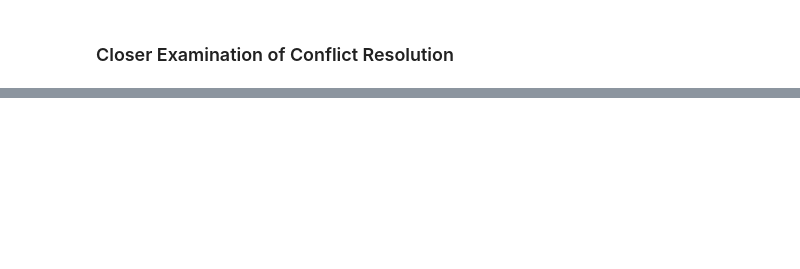
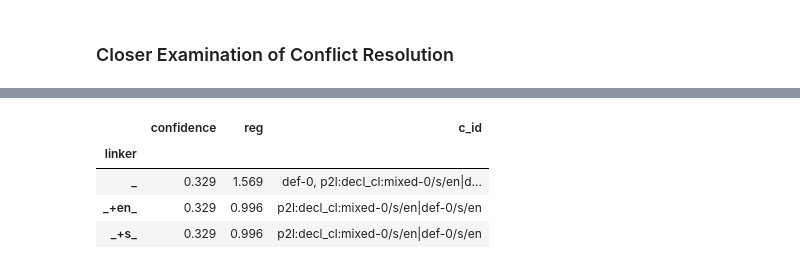
Before and after one commit to maxschmaltz/DieKonstraints, a Jupyter notebook: comp_modeling/inspect.ipynb, the cells around one changed output, grey strips where cells are left out. Saved outputs shown, nothing was run; the diff lists cells and outputs as text; code cells hidden in the pictures; blank space fills up the shorter version.

```diff
--- a/comp_modeling/inspect.ipynb
+++ b/comp_modeling/inspect.ipynb
@@ -1083,14 +1080,14 @@ To form such a distribution, the constraint(s) for the zero linker must win and
 # %%
-preds_a02 = load_tsv_generic(os.path.join(method_dir, "preds.tsv"))
+preds_y16cvg = load_tsv_generic(os.path.join(method_dir, "preds.tsv"))
 
 with open(os.path.join(method_dir, "linker_scoreboards.json"), encoding="utf-8") as i:
-    scoreboards_ah02 = {
+    scoreboards_y16cvg = {
         k: pd.DataFrame.from_dict(v, orient="tight")
         for k, v in json.load(i).items()
     }
 
 with open(os.path.join(method_dir, "gen_constr_dfs.json"), encoding="utf-8") as i:
-    gen_dfs_ah02 = {
+    gen_dfs_y16cvg = {
         k: pd.DataFrame.from_dict(v, orient="tight")
         for k, v in json.load(i).items()
     }
@@ -1223,0 +1212,8 @@ pd.DataFrame({
+# %%
+scoreboards_y16cvg["hemd_+s_ärmel"]
+# %% [output]
+|  | confidence | reg | c_id |
+| linker |  |  |  |
+| _ | 0.329 | 1.569 | def-0, p2l:decl_cl:mixed-0/s/en|d... |
+| _+en_ | 0.329 | 0.996 | p2l:decl_cl:mixed-0/s/en|def-0/s/en |
+| _+s_ | 0.329 | 0.996 | p2l:decl_cl:mixed-0/s/en|def-0/s/en |
```
Also changed, not shown: parts of 22 cells of this notebook, 1 other file.
